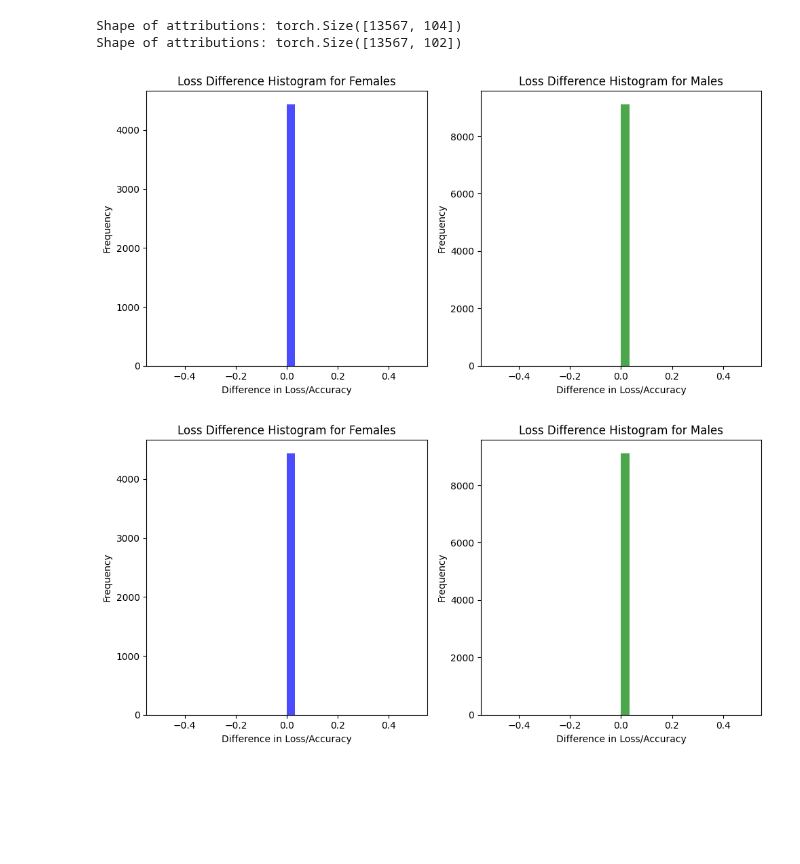
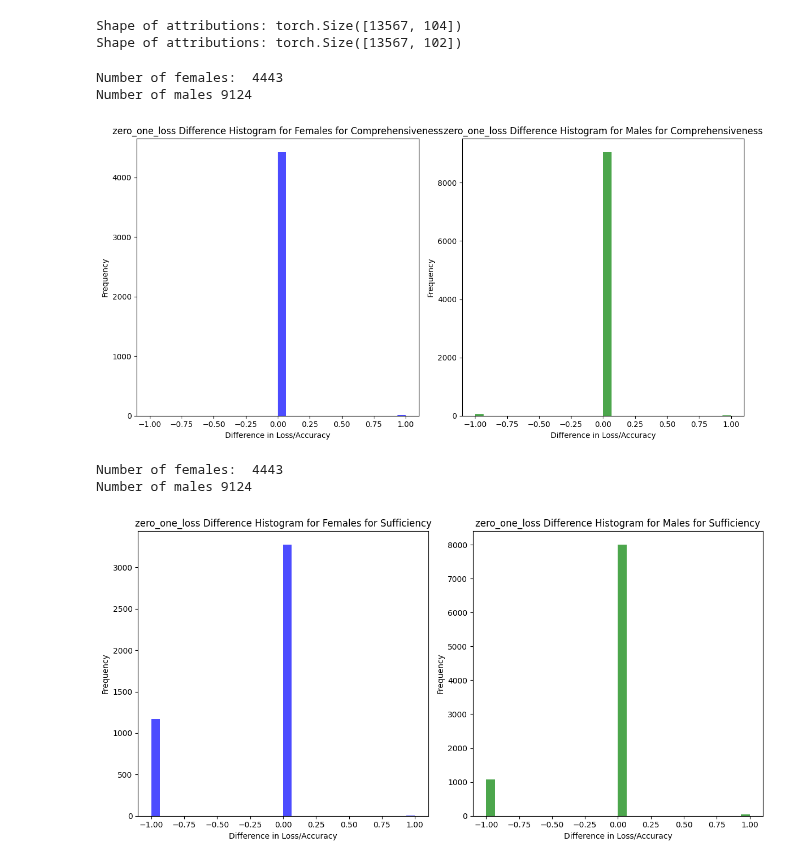
Before and after one commit to geometric-intelligence/proteo, a Jupyter notebook: proteo/toy_examples_fid.ipynb, the cells around one changed output. Drawn from its saved outputs; the diff is of its cells as text; code cells hidden in the pictures; blank space fills up the shorter version.

```diff
--- a/proteo/toy_examples_fid.ipynb
+++ b/proteo/toy_examples_fid.ipynb
@@ -282,15 +282,16 @@ def individual_loss_difference(y_preds_h0, y_preds_hp, y_val_h0, y_val_hp, sex_i
     # Compute individual element-wise losses using the custom cost function
     individual_diff = np.array([cost_function(val_h0, pred_h0) - cost_function(val_hp, pred_hp)
                                 for val_h0, val_hp, pred_h0, pred_hp in zip(y_vals_h0_filtered, y_vals_hp_filtered, y_preds_h0_filtered, y_preds_hp_filtered)])
-
     return individual_diff
 
-def plot_loss_difference_histogram(y_preds_h0, y_preds_hp, X_test_hp, y_val_h0, y_val_hp, cost_function):
+def plot_loss_difference_histogram(y_preds_h0, y_preds_hp, X_test_hp, y_val_h0, y_val_hp, cost_function, title):
     """
     Generate histograms of the loss difference between two sets of predictions (h0 and hp) for men and women using a custom element-wise cost function.
     """
     female_indices = X_test_hp['sex_Female'] == 1
+    print("Number of females: ", sum(female_indices))
     male_indices = X_test_hp['sex_Male'] == 1
+    print("Number of males", sum(male_indices))
 
     # Compute loss differences for females
     female_loss_diff = individual_loss_difference(y_preds_h0, y_preds_hp, y_val_h0, y_val_hp, female_indices, cost_function)
@@ -299,17 +300,17 @@ def plot_loss_difference_histogram(y_preds_h0, y_preds_hp, X_test_hp, y_val_h0,
     male_loss_diff = individual_loss_difference(y_preds_h0, y_preds_hp, y_val_h0, y_val_hp, male_indices, cost_function)
 
     # Plot histogram for females
-    plt.figure(figsize=(10, 5))
+    plt.figure(figsize=(12, 6))
     plt.subplot(1, 2, 1)
     plt.hist(female_loss_diff, bins=30, alpha=0.7, color='blue')
-    plt.title('Loss Difference Histogram for Females')
+    plt.title(f'{cost_function.__name__} Difference Histogram for Females for {title}')
     plt.xlabel('Difference in Loss/Accuracy')
     plt.ylabel('Frequency')
 
     # Plot histogram for males
     plt.subplot(1, 2, 2)
     plt.hist(male_loss_diff, bins=30, alpha=0.7, color='green')
-    plt.title('Loss Difference Histogram for Males')
+    plt.title(f'{cost_function.__name__} Difference Histogram for Males for {title}')
     plt.xlabel('Difference in Loss/Accuracy')
     plt.ylabel('Frequency')
 
@@ -380,6 +381,8 @@ def regression_cost_function(true_value, pred_value):
 
 def zero_one_loss(true_value, pred_prob):
     pred_label = 1 if pred_prob >= 0.5 else 0
+    if 0 < true_value < 1:  # If the true value is a probability, convert to binary label, this is for the case of explainers
+        true_value = 1 if true_value >= 0.5 else 0
     return 1 if true_value != pred_label else 0
 
 def binary_cross_entropy_loss(true_value, pred_prob):
@@ -430,18 +435,22 @@ attributions_h0, _ = explain_with_ig(model_h0, X_test_h0)
 Shape of attributions: torch.Size([13567, 104])
 Shape of attributions: torch.Size([13567, 102])
 # %%
-top_k = 1  # Adjust the number of top features to remove
+top_k = 50  # Adjust the number of top features to remove
 comprehensiveness_preds_hp = comprehensiveness(model_hp, X_test_hp, attributions_hp, top_k)
 comprehensiveness_preds_h0 = comprehensiveness(model_h0, X_test_h0, attributions_h0, top_k)
-plot_loss_difference_histogram(comprehensiveness_preds_h0, comprehensiveness_preds_hp, X_test_hp, y_preds_h0, y_preds_hp, zero_one_loss)
+plot_loss_difference_histogram(comprehensiveness_preds_h0, comprehensiveness_preds_hp, X_test_hp, y_preds_h0, y_preds_hp, zero_one_loss, "Comprehensiveness")
 
 # Step 6: Calculate sufficiency predictions and plot loss differences using 0-1 loss
 sufficiency_preds_hp = sufficiency(model_hp, X_test_hp, attributions_hp, top_k)
 sufficiency_preds_h0 = sufficiency(model_h0, X_test_h0, attributions_h0, top_k)
-plot_loss_difference_histogram(sufficiency_preds_h0, sufficiency_preds_hp, X_test_hp, y_preds_h0, y_preds_hp, zero_one_loss)
+plot_loss_difference_histogram(sufficiency_preds_h0, sufficiency_preds_hp, X_test_hp, y_preds_h0, y_preds_hp, zero_one_loss, "Sufficiency")
 # %% [output]
+Number of females:  4443
+Number of males 9124
-[figure, old version]
+[figure, new version]
+Number of females:  4443
+Number of males 9124
-[figure, old version]
+[figure, new version]
 # %%
 task_type = 'regression'
 X_train_hp, X_test_hp, y_train, y_test, X_train_h0, X_test_h0, model_hp, model_h0 = train_and_evaluate_model(task_type)
```
Also changed, not shown: parts of 1 cell of this notebook.
